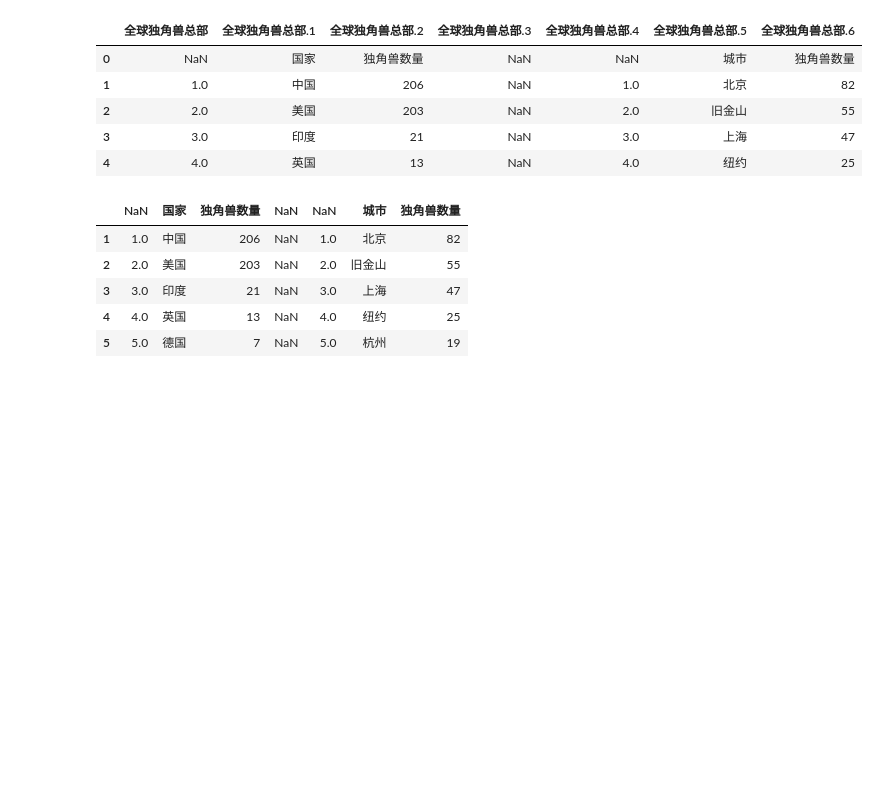
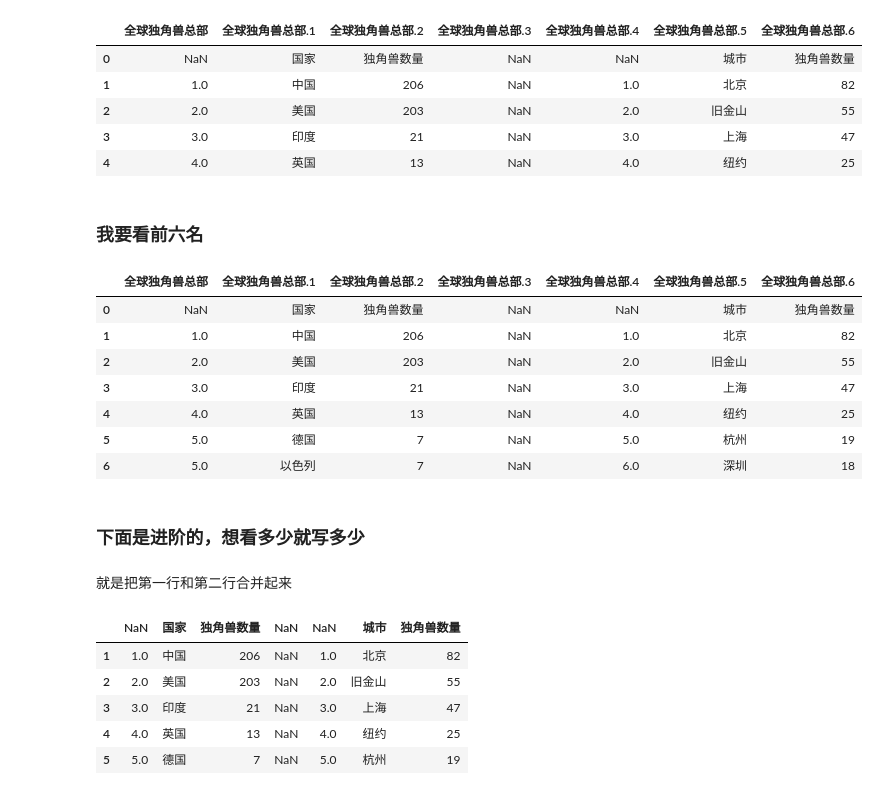
Before and after one commit to xintaolee/Spring20_Web_Mining, a Jupyter notebook: 20春_Web_Mining_week01/20春_Web数据挖掘_week01_prj01_胡润全球独角兽榜.ipynb, the cells around one changed output. Drawn from its saved outputs; the diff is of its cells as text; code cells hidden in the pictures; blank space fills up the shorter version.

```diff
--- a/20春_Web_Mining_week01/20春_Web数据挖掘_week01_prj01_胡润全球独角兽榜.ipynb
+++ b/20春_Web_Mining_week01/20春_Web数据挖掘_week01_prj01_胡润全球独角兽榜.ipynb
@@ -212,6 +212,25 @@ d.head() #head表示的是前几名，（方框内直接填入数字就代表选
 | 2 | 2.0 | 美国 | 203 | NaN | 2.0 | 旧金山 | 55 |
 | 3 | 3.0 | 印度 | 21 | NaN | 3.0 | 上海 | 47 |
 | 4 | 4.0 | 英国 | 13 | NaN | 4.0 | 纽约 | 25 |
+# %% [markdown]
+### 我要看前六名
+# %%
+i = 0
+d = df_list[i].copy().reset_index()
+d.head(7)
+# %% [output]
+|  | 全球独角兽总部 | 全球独角兽总部.1 | 全球独角兽总部.2 | 全球独角兽总部.3 | 全球独角兽总部.4 | 全球独角兽总部.5 | 全球独角兽总部.6 |
+| 0 | NaN | 国家 | 独角兽数量 | NaN | NaN | 城市 | 独角兽数量 |
+| 1 | 1.0 | 中国 | 206 | NaN | 1.0 | 北京 | 82 |
+| 2 | 2.0 | 美国 | 203 | NaN | 2.0 | 旧金山 | 55 |
+| 3 | 3.0 | 印度 | 21 | NaN | 3.0 | 上海 | 47 |
+| 4 | 4.0 | 英国 | 13 | NaN | 4.0 | 纽约 | 25 |
+| 5 | 5.0 | 德国 | 7 | NaN | 5.0 | 杭州 | 19 |
+| 6 | 5.0 | 以色列 | 7 | NaN | 6.0 | 深圳 | 18 |
+# %% [markdown]
+### 下面是进阶的，想看多少就写多少
+# %% [markdown]
+就是把第一行和第二行合并起来
 # %%
 # 实际上为两个表格串起来：全球独角兽总部_国家, 全球独角兽总部_城市
 d.columns = d.iloc[0] # 将第一行内容值作成栏位值
```
Also changed, not shown: parts of 8 cells of this notebook, 41 other files.
